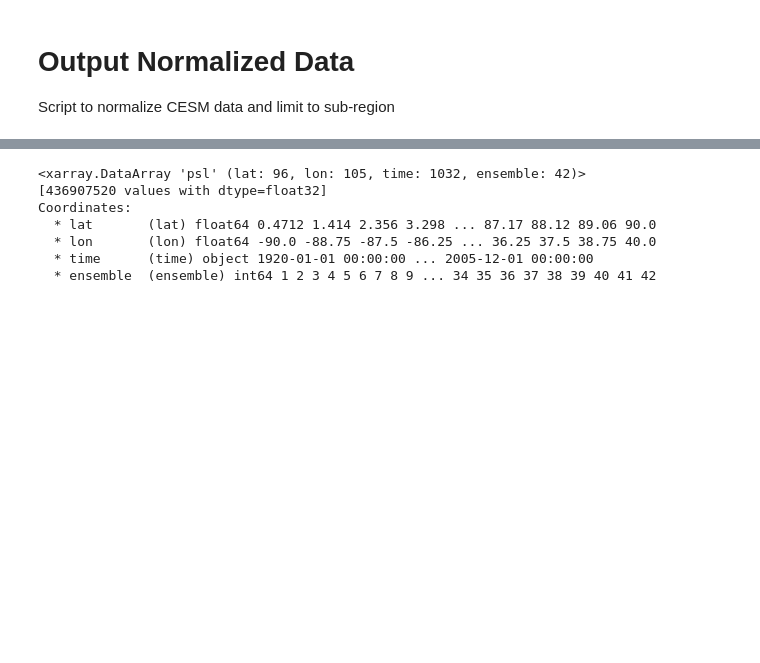
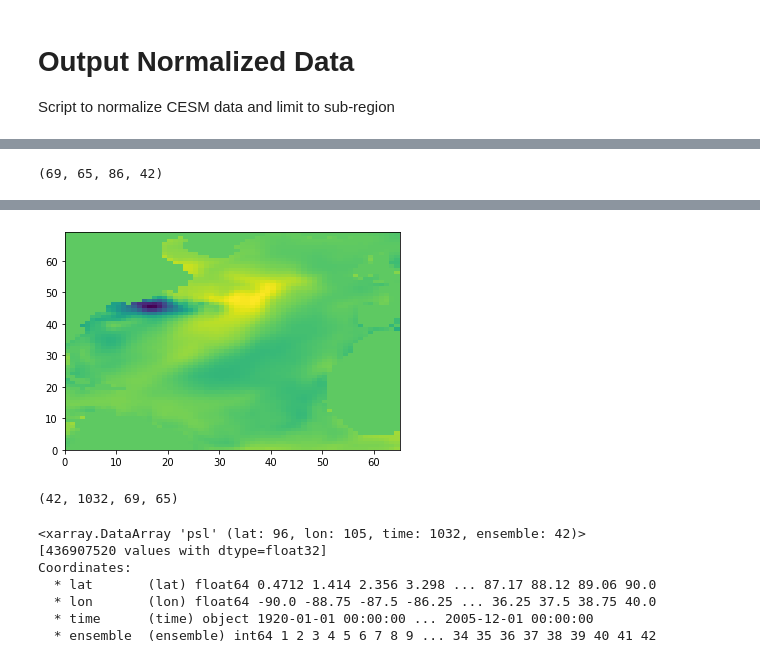
Before and after one commit to glennliu265/predict_amv, a Jupyter notebook: Preprocessing/output_normalized_data.ipynb, the cells around one changed output, grey strips where cells are left out. Drawn from its saved outputs; the diff is of its cells as text; code cells hidden in the pictures; blank space fills up the shorter version.

```diff
--- a/Preprocessing/output_normalized_data.ipynb
+++ b/Preprocessing/output_normalized_data.ipynb
@@ -113,0 +249,5 @@ if debug:
+# %%
+# Deseason the data
+data_deseason,scycle = deseason_lazy(dswgt,return_scycle=True)
+
+data_deseason,scycle
@@ -113,0 +272,7 @@ if debug:
+# %%
+%%time
+# Read out the data
+dsout = data_deseason.values # [Lat x Lon x Time x Ensemble]
+
+
+dsout
@@ -113,0 +299,19 @@ if debug:
+# %%
+# Select months and take average
+
+nlat,nlon,ntime,nens = dsout.shape
+dsout = dsout.reshape(nlat,nlon,int(ntime/12),12,nens)
+dsout = dsout[:,:,:,month_id,:].mean(3)
+
+dsout.shape
+# %% [output]
+(69, 65, 86, 42)
+# %%
+%%time
+# Normalize values
+ds_normed = (dsout - np.nanmean(dsout))/np.nanstd(dsout)
+ds_normed[np.isnan(ds_normed)] = 0
+
+if debug:
+    plt.pcolormesh(dsout[:,:,0,0])
+# %% [output]
@@ -114,3 +320,10 @@ if debug:
+[figure, added]
+# %%
+# Permute from [lat x lon x time x ens] to [ens x time x lat x lon]
+ds_normed = ds_normed.transpose(3,2,0,1)
+ds_normed.shape
+# %% [output]
+(42, 1032, 69, 65)
 # %%
 
 
```
Also changed, not shown: parts of 12 cells of this notebook, 1 other file.
